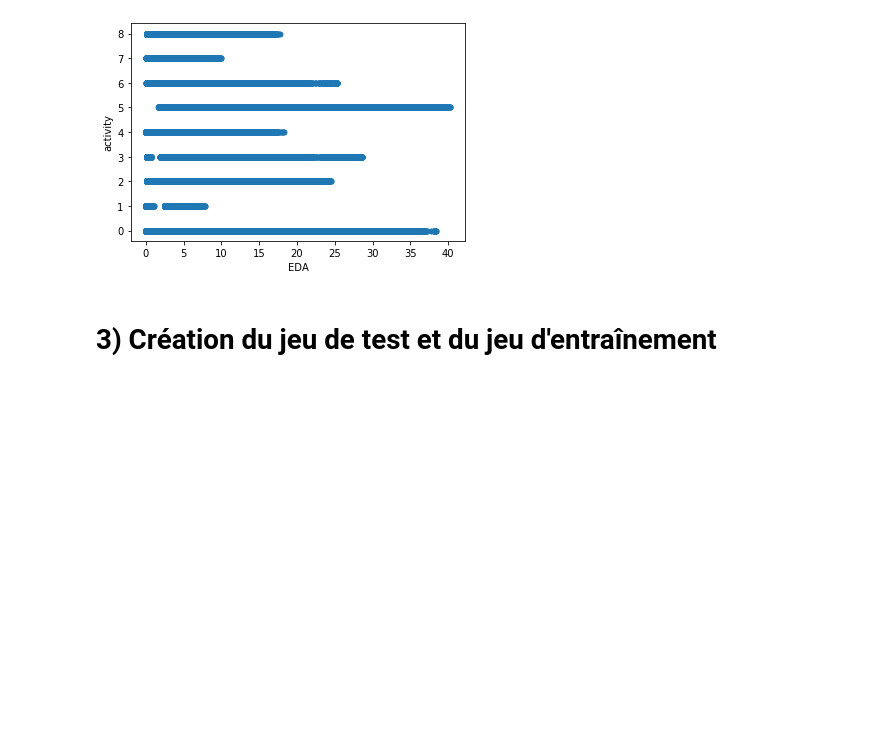
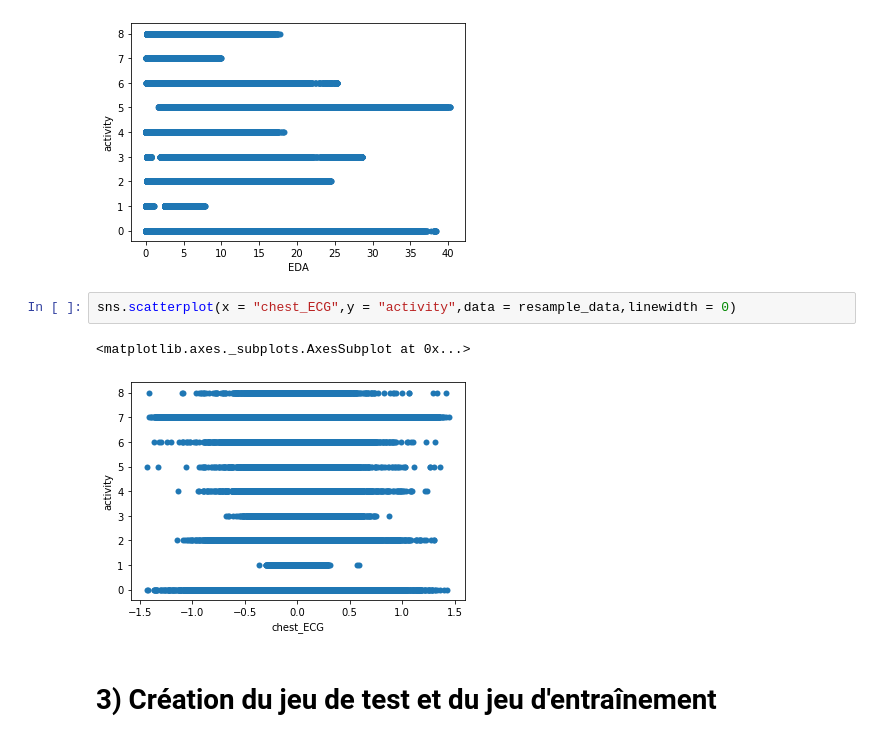
Before and after one commit to Fyxneo/python_ppgdalia, a Jupyter notebook: PPG-DaLiA.ipynb, the cells around one changed output. Saved outputs shown, nothing was run; the diff lists cells and outputs as text; blank space fills up the shorter version.

```diff
--- a/PPG-DaLiA.ipynb
+++ b/PPG-DaLiA.ipynb
@@ -101,6 +101,11 @@ sns.scatterplot(x = "EDA",y = "activity",data = resample_data,linewidth = 0)
 # %% [output]
 <matplotlib.axes._subplots.AxesSubplot at 0x...>
 [figure]
+# %%
+sns.scatterplot(x = "chest_ECG",y = "activity",data = resample_data,linewidth = 0)
+# %% [output]
+<matplotlib.axes._subplots.AxesSubplot at 0x...>
+[figure, added]
 # %% [markdown]
 # 3) Création du jeu de test et du jeu d'entraînement
 # %%
```
